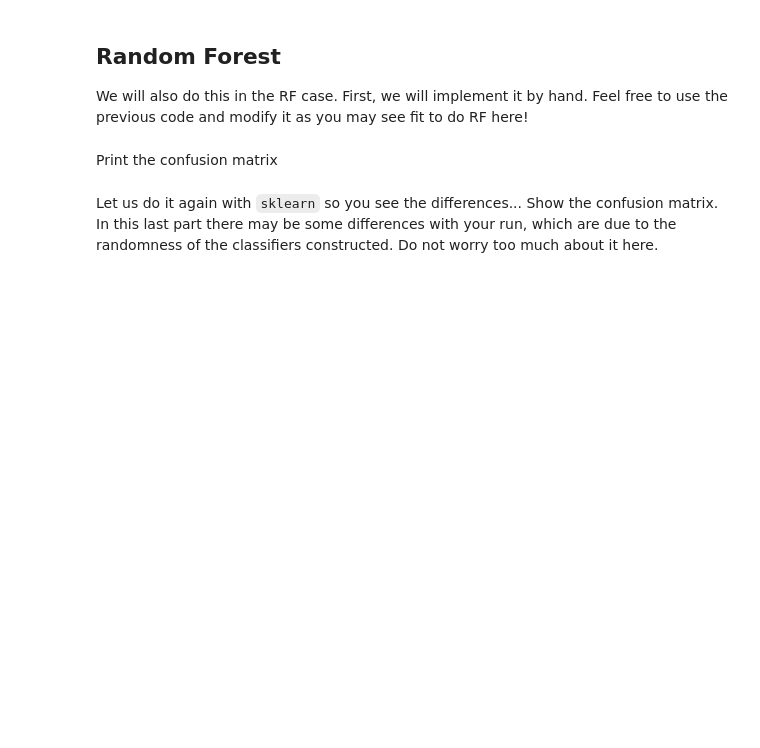
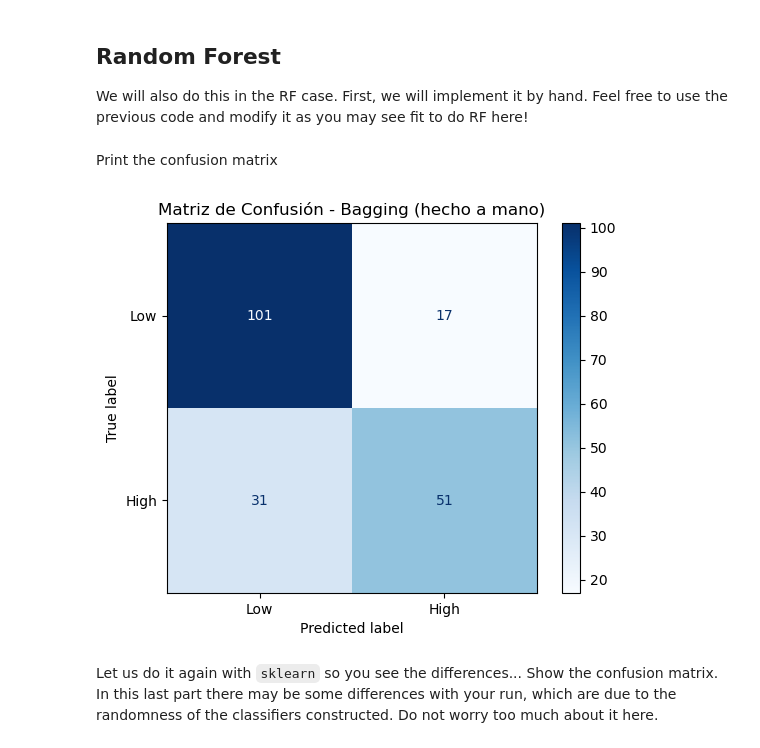
Before and after one commit to ICAI-IMAT-ML/p2-8-anabanqueri, a Jupyter notebook: notebook/Lab2_8_Trees.ipynb, the cells around one changed output. Saved outputs shown, nothing was run; the diff lists cells and outputs as text; code cells hidden in the pictures; blank space fills up the shorter version.

```diff
--- a/notebook/Lab2_8_Trees.ipynb
+++ b/notebook/Lab2_8_Trees.ipynb
@@ -457,14 +481,24 @@ max_features = 0.8  # Proportion of features to consider for each split
 predictions = []
 for _ in range(n_estimators):
 
-    # TODO: Construct your own RF ensemble! Reuse the Bagging code and change whatever you may need here
-    #
-    #
-    #
+    sample_indices = np.random.choice(len(X_train), size=int(max_samples * len(X_train)), replace=True)
+    X_bootstrap = X_train.iloc[sample_indices]
+    y_bootstrap = y_train.iloc[sample_indices]
+
+    feature_indices = np.random.choice(X_train.columns, size=int(max_features * len(X_train.columns)), replace=False)
+    X_bootstrap_subset = X_bootstrap[feature_indices]
+    X_test_subset = X_test[feature_indices]
+
+    decision_tree = DecisionTreeClassifier(random_state=0)
+    decision_tree.fit(X_bootstrap_subset, y_bootstrap)
+
+    y_pred = decision_tree.predict(X_test_subset)
+    predictions.append(y_pred)
 
 
 
 # TODO: Finally, combine predictions using majority voting
-majority_vote = # TODO
+predictions = np.array(predictions).T
+majority_vote = np.apply_along_axis(lambda x: np.bincount(x).argmax(), axis=1, arr=predictions)
 # %% [markdown]
 Print the confusion matrix
@@ -473,3 +505,12 @@ Print the confusion matrix
+# %%
+cm = confusion_matrix(y_test, majority_vote)
+
+disp = ConfusionMatrixDisplay(confusion_matrix=cm, display_labels=["Low", "High"])
+disp.plot(cmap=plt.cm.Blues)
+plt.title("Matriz de Confusión - Bagging (hecho a mano)")
+plt.show()
+# %% [output]
+[figure, added]
 # %% [markdown]
 Let us do it again with `sklearn` so you see the differences... Show the confusion matrix. In this last part there may be some differences with your run, which are due to the randomness of the classifiers constructed. Do not worry too much about it here.
 # %%
```
Also changed, not shown: parts of 14 cells of this notebook.
